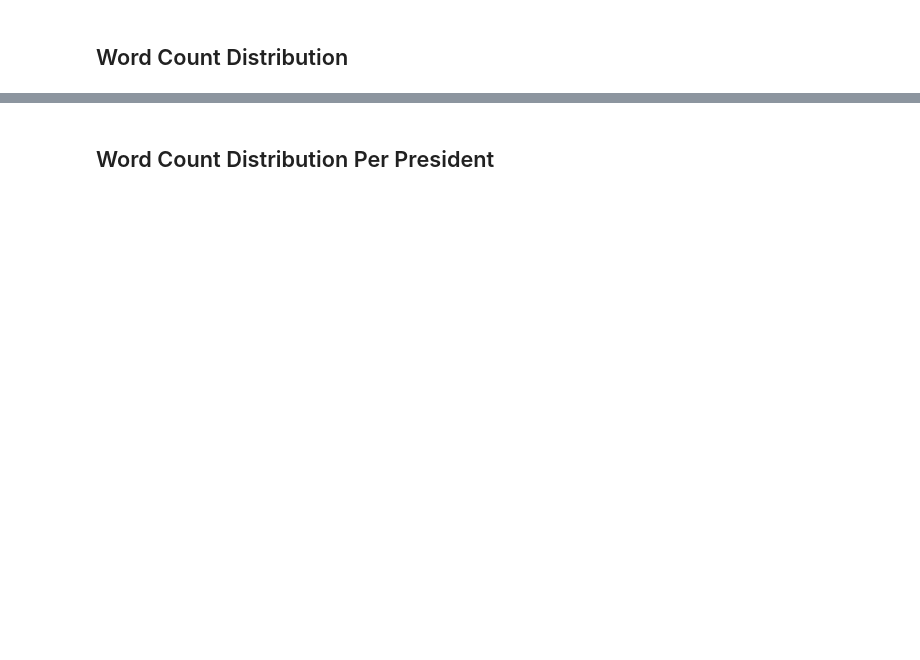
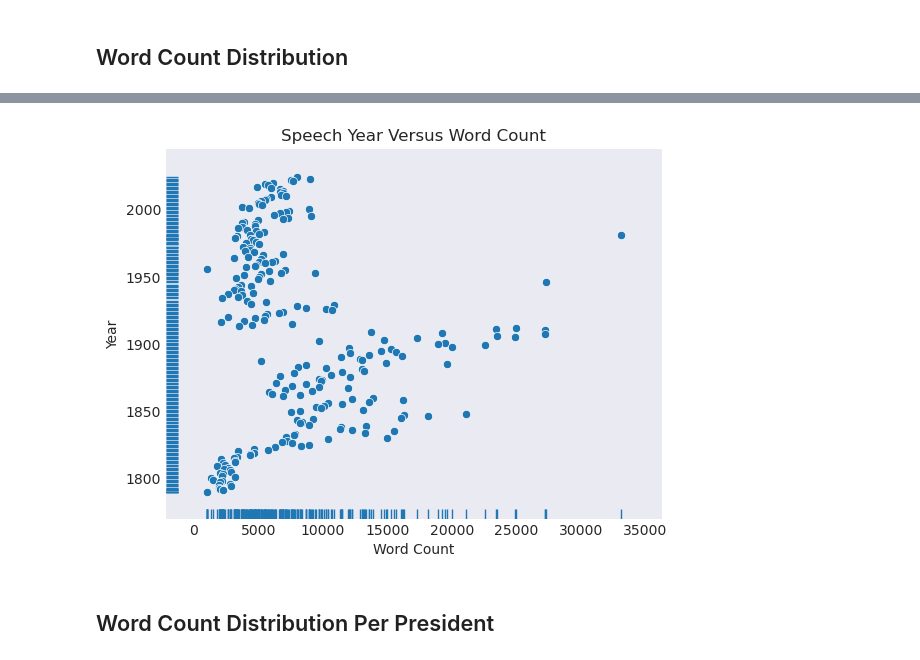
Before and after one commit to UCB-stat-159-f25/proj02-group27, a Jupyter notebook: nlp-P01.ipynb, the cells around one changed output, grey strips where cells are left out. Saved outputs shown, nothing was run; the diff lists cells and outputs as text; code cells hidden in the pictures; blank space fills up the shorter version.

```diff
--- a/nlp-P01.ipynb
+++ b/nlp-P01.ipynb
@@ -42,10 +67,14 @@ ax.set_title("Distribution of State of the Union Speech\nWord Counts")
 # %%
 ax=plt.subplots()
 ax=sns.scatterplot(data=sou,x="Word Count",y="Year")
 ax=sns.rugplot(data=sou,x="Word Count",y="Year")
 ax.set_title("Speech Year Versus Word Count")
 plt.ylim(1770,2045)
 plt.yticks([1800,1850,1900,1950,2000])
+outplot4 = "wcdoy.png"
+plt.savefig("outputs/"+outplot4,format="png")
+# %% [output]
+[figure, added]
 # %% [markdown]
 ## Word Count Distribution Per President
 # %%
```
Also changed, not shown: parts of 6 cells of this notebook, 6 other files.
